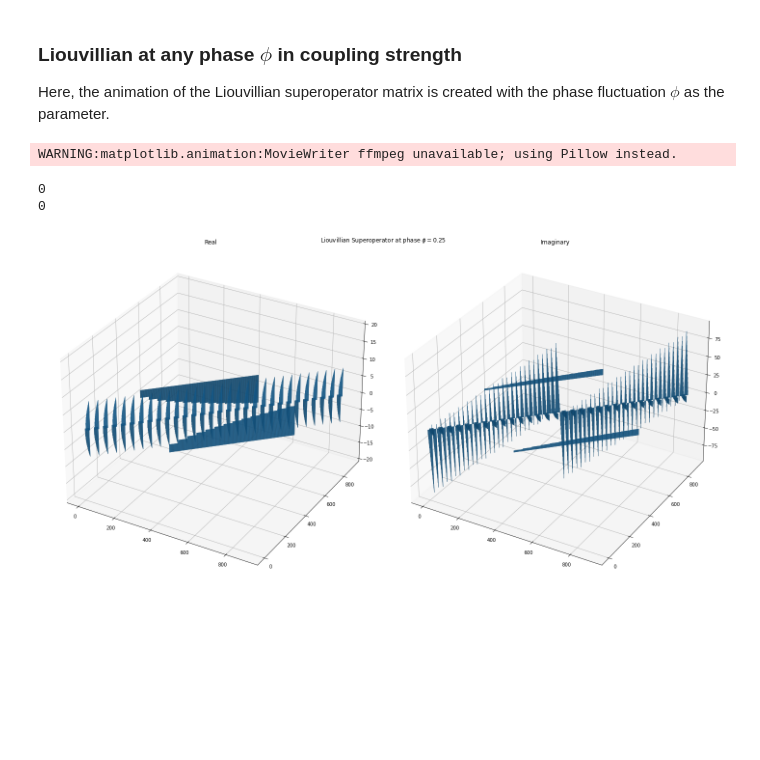
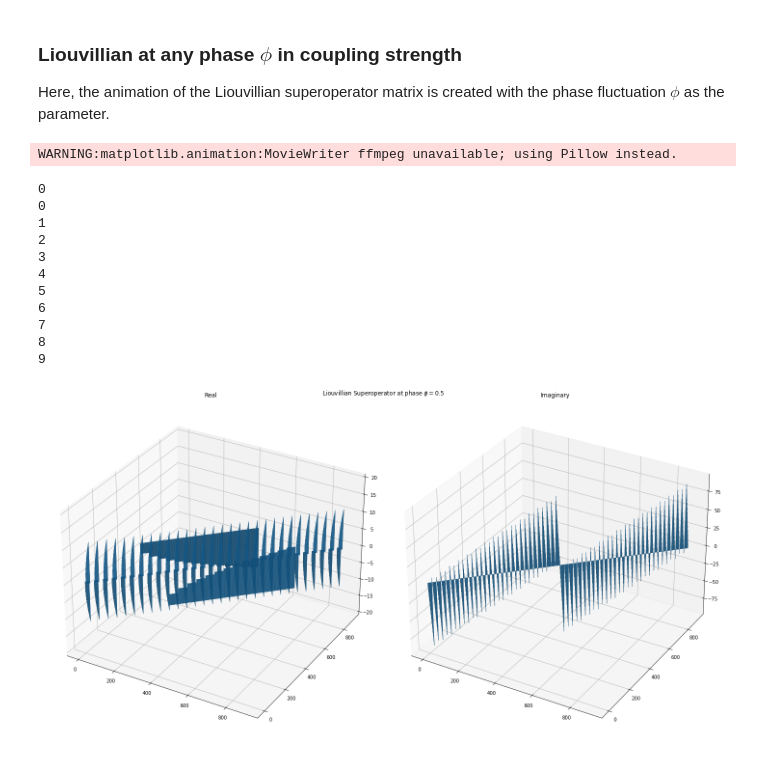
Before and after one commit to earth-chiva/jaynes-cummings, a Jupyter notebook: operator.ipynb, the cells around one changed output. Drawn from its saved outputs; the diff is of its cells as text; code cells hidden in the pictures; blank space fills up the shorter version.

Commit message:
Clean operator.ipynb

```diff
--- a/operator.ipynb
+++ b/operator.ipynb
@@ -320,14 +277,9 @@ KeyboardInterrupt:
 # %%
-def create_liouvillian(pfluc):
+liouvillian_phase_fluc = liouvillian(H_1, [])  # Liouvillian of the coupling strength with phase fluctuation
 
-    sample_g = g_res * np.exp(- pfluc * 1j * np.pi)
-    H_sample = H_0 + sample_g * sm_q.dag() * a + sample_g.conj() * sm_q * a.dag()
-    return liouvillian(H_sample, [])
+matrix_plot(liouvillian_phase_fluc,
+            title="Liouvillian Superoperator in coupling strength with phase fluctuation")
 
-liouvillian_phase_fluc = create_liouvillian(0.25)    # Liouvillian of the coupling strength with phase fluctuation
-
-matrix_plot(liouvillian_phase_fluc, title="Liouvillian Superoperator in coupling strength with phase fluctuation")
-
-matrix_plot2(liouvillian_const_noise,
+matrix_plot3d(liouvillian_phase_fluc,
              title="Liouvillian Superoperator in coupling strength with phase fluctuation")
 # %% [output]
@@ -362,31 +316,3 @@ Using the fact that the channel is completely positive ($J(\Phi) > 0$), the spec
 $$ J(\Phi) = \sum_k \mu_k |\phi_k\rangle\langle\phi_k| $$
 
 where $\mu_k \geq 0$ is an eigenvalue correponds to eigenvector $|\phi_k\rangle$. Here, we can make some algebraic manipulation $\mu_k |\phi_k\rangle\langle\phi_k| = \sqrt{\mu_k}|\phi_k\rangle (\sqrt{\mu_k} |\phi_k\rangle )^\dagger$. The term $\sqrt{\mu_k}|\phi_k\rangle$ is a vectorized version of the some operator $K_k$ such that $\mathrm{vec}(K_k) = \sqrt{\mu_k}|\phi_k\rangle$. The $K_k$ is Kraus operator.
-# %%
-def create_liouvillian(pfluc):
-
-    sample_g = g_res * np.exp(- pfluc * 1j * np.pi)
-    H_sample = H_0 + sample_g * sm_q.dag() * a + sample_g.conj() * sm_q * a.dag()
-    return liouvillian(H_sample, [])
-
-kraus_list_0 = choi_to_kraus(super_to_choi(liouvillian_0))
-kraus_list_const = choi_to_kraus(super_to_choi(liouvillian_const_noise))
-kraus_list_1 = choi_to_kraus(super_to_choi(create_liouvillian(0.25)))
-
-### Here, we derive the list of kraus operator by super ---> choi ---> kraus
-
-for idx, i in enumerate(kraus_list_0):
-    matrix_plot(i, title = "No coupling Kraus Operator no. " + str(idx + 1))
-    matrix_plot2(i, title="No coupling Kraus Operator no. " + str(idx + 1))
-
-for idx, i in enumerate(kraus_list_const):
-    matrix_plot(i, title = "Constant coupling strength Kraus Operator no. " + str(idx + 1))
-    matrix_plot2(
-        i, title="Constant coupling strength Kraus Operator no. " + str(idx + 1))
-
-for idx, i in enumerate(kraus_list_const):
-    matrix_plot(
-        i, title="Coupling strength with phase fluctuation Kraus Operator no." + str(idx + 1))
-    matrix_plot2(
-        i, title="Coupling strength with phase fluctuation Kraus Operator no." + str(idx + 1))
-### Plot all the Kraus operator (2 in each case)
@@ -412,7 +357,6 @@ Here, the animation of the Liouvillian superoperator matrix is created with the
 from matplotlib.animation import FuncAnimation
 
 phase_fluc_array = np.linspace(-0.5, 0.5, 10)
-phase_fluc_array = [0.25]
 
 def create_liouvillian(pfluc):
 
@@ -450,31 +394,40 @@ def create3dLiouville(mat):
                   width, depth, ravel_real_z[~mask_real], shade=True)
 
 
     ax_imag.bar3d(x[~mask_imag], y[~mask_imag], bottom[~mask_imag],
                 width, depth, ravel_imag_z[~mask_imag], shade=True)
     ax_real.set_title('Real')
     ax_imag.set_title('Imaginary')
 
     ax_imag.set_zlim([np.amin(mat_imag), np.amax(mat_imag)])
     ax_real.set_zlim([-20,20])
 
 def phase_fluc(i):
     fig.suptitle("Liouvillian Superoperator at phase $\phi=" + str(phase_fluc_array[i]) + "$", y=0.75)
     ax_real.clear()
     ax_imag.clear()
     l_phase = create_liouvillian(phase_fluc_array[i])
 
     create3dLiouville(l_phase)
 
     print(i)
     plt.tight_layout()
 
 
 anim = FuncAnimation(fig, phase_fluc, frames=len(phase_fluc_array),
                      interval=60, repeat=False)
 anim.save("phase_fluc_liouvillian.gif", savefig_kwargs={'facecolor': 'white'})
 # %% [output]
 WARNING:matplotlib.animation:MovieWriter ffmpeg unavailable; using Pillow instead.
 0
 0
+1
+2
+3
+4
+5
+6
+7
+8
+9
-[figure, old version]
+[figure, new version]
```
Also changed, not shown: parts of 21 cells of this notebook, 2 other files.
